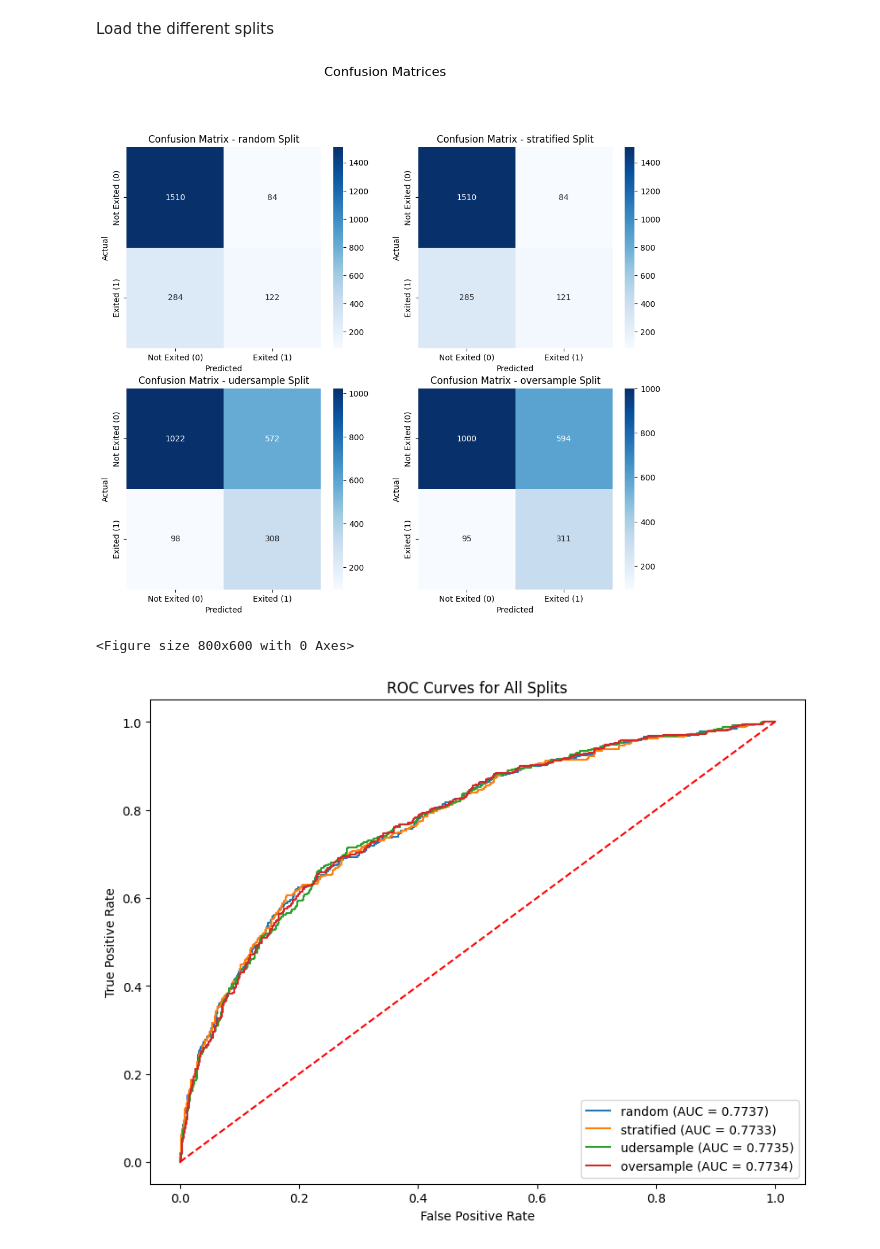
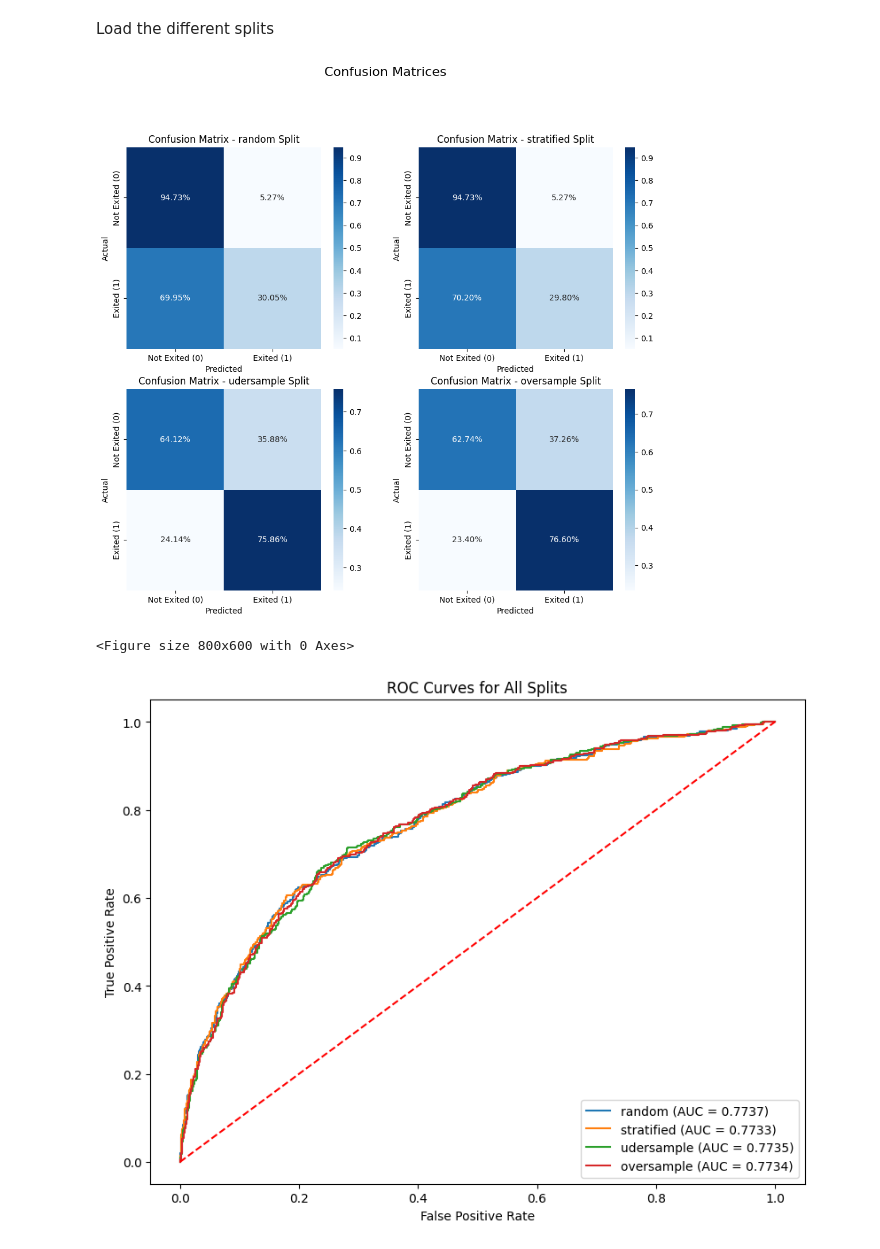
Before and after one commit to djjjones6/Group_Assessment_1, a Jupyter notebook: 03-Baseline/baseline.ipynb, the cells around one changed output. Saved outputs shown, nothing was run; the diff lists cells and outputs as text; code cells hidden in the pictures.

```diff
--- a/03-Baseline/baseline.ipynb
+++ b/03-Baseline/baseline.ipynb
@@ -74,7 +74,10 @@ for idx, split in enumerate(split_data):
 
     #Plot the confusion matrix for the teset set
     conf_matrix = confusion_matrix(y_test_raw, y_test_pred)
-    sns.heatmap(conf_matrix, annot=True, fmt='d', cmap='Blues', ax=axes[idx],
+    #Normalize the confusion matrix by the number of true samples per class
+    conf_matrix_normalized = conf_matrix.astype('float') / conf_matrix.sum(axis=1)[:, np.newaxis]
+
+    sns.heatmap(conf_matrix_normalized, annot=True, fmt='.2%', cmap='Blues', ax=axes[idx],
                 xticklabels=['Not Exited (0)', 'Exited (1)'],
                 yticklabels=['Not Exited (0)', 'Exited (1)'])
     axes[idx].set_title(f'Confusion Matrix - {split} Split')
@@ -82,34 +85,34 @@ for idx, split in enumerate(split_data):
     axes[idx].set_xlabel('Predicted')
 
 
     #Plot ROC curve on the same figure for all splits
     y_test_pred_prob = model.predict_proba(X_test_raw)[:, 1]  # Get predicted probabilities for the positive class
     fpr, tpr, _ = roc_curve(y_test_raw, y_test_pred_prob)
     roc_auc = roc_auc_score(y_test_raw, y_test_pred_prob)
     plt.plot(fpr, tpr, label=f'{split} (AUC = {roc_auc:.4f})')
 
 #Finish off confusion matrix
 plt.tight_layout()
 fig.suptitle('Confusion Matrices', y=1.02,fontsize = 16)
 
 
 #Finish off ROC curves
 plt.plot([0, 1], [0, 1], color='red', linestyle='--')  # Diagonal line for random guessing
 plt.xlabel('False Positive Rate')
 plt.ylabel('True Positive Rate')
 plt.title('ROC Curves for All Splits')
 plt.legend(loc='lower right')
 
 
 #Show the plots
 plt.show()
 
 
 
 for split, perf in performance.items():
     print(f"{split}- Validation Accuracy: {perf['val_accuracy']:.4f}, Test Accuracy: {perf['test_accuracy']:.4f} ")
 # %% [output]
-[figure, old version]
+[figure, new version]
 <Figure size 800x600 with 0 Axes>
 [figure]
 random- Validation Accuracy: 0.8069, Test Accuracy: 0.8160
```
